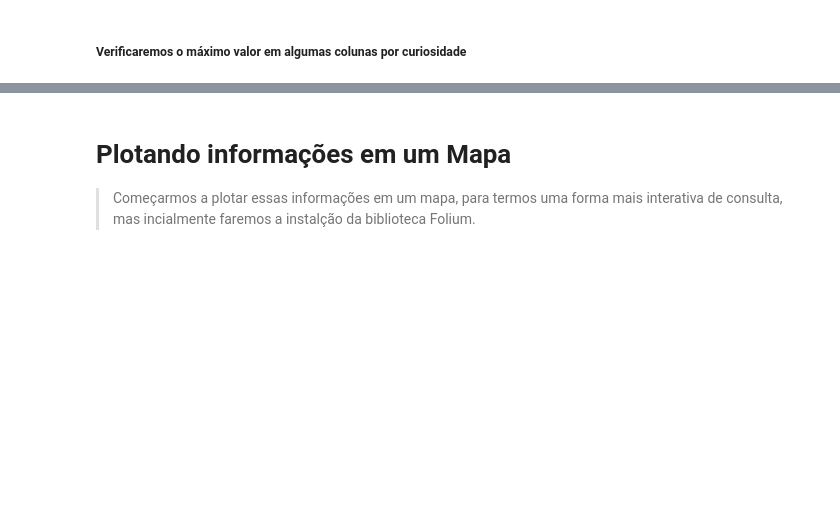
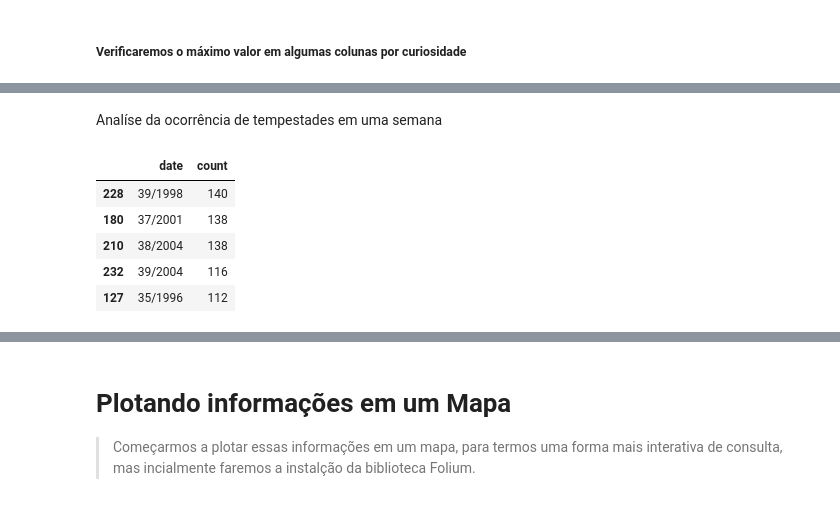
Before and after one commit to Jeferson-Peter/DataScience-Storm-Analytics, a Jupyter notebook: storm_analytics.ipynb, the cells around one changed output, grey strips where cells are left out. Saved outputs shown, nothing was run; the diff lists cells and outputs as text; code cells hidden in the pictures; blank space fills up the shorter version.

```diff
--- a/storm_analytics.ipynb
+++ b/storm_analytics.ipynb
@@ -373,6 +380,14 @@ df[df['pressure'] == df['pressure'].max()]
+# %% [markdown]
+Analíse da ocorrência de tempestades em uma semana
 # %%
-dfWeekYear = df.groupby(df['date'].apply(lambda x: "%d/%d" % (x.week, x.year))).size() \
+most_frequent_storms.groupby(most_frequent_storms['date'].apply(lambda x: "%d/%d" % (x.week, x.year))).size() \
                              .reset_index(name='count') \
-                             .sort_values(['count'], ascending=False)
-
-# sns.countplot(x='count', data=dfWeekYear)
+                             .sort_values(['count'], ascending=False) \
+                             .head(5)
+# %% [output]
+|  | date | count |
+| 228 | 39/1998 | 140 |
+| 180 | 37/2001 | 138 |
+| 210 | 38/2004 | 138 |
+| 232 | 39/2004 | 116 |
+| 127 | 35/1996 | 112 |
```
Also changed, not shown: parts of 14 cells of this notebook.
